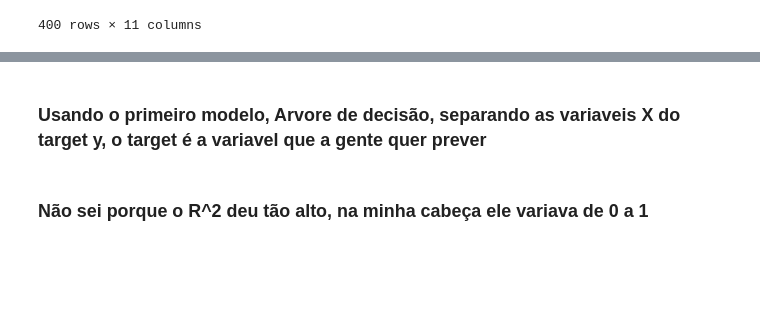
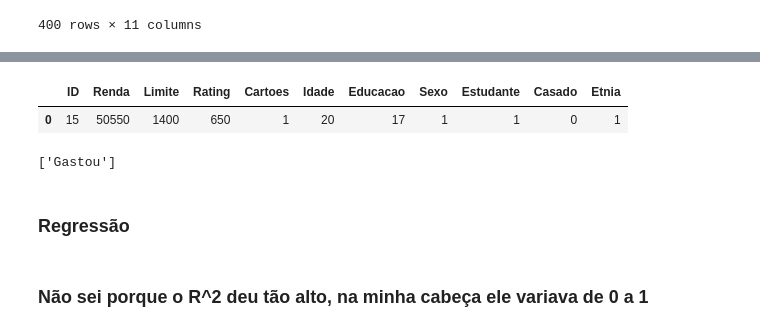
Before and after one commit to FilipeSCampos/MachineLearningET, a Jupyter notebook: Estrutura de dados (1).ipynb, the cells around one changed output, grey strips where cells are left out. Cells and saved outputs as stored; diff of their text form; code cells hidden in the pictures; blank space fills up the shorter version.

```diff
--- a/Estrutura de dados (1).ipynb
+++ b/Estrutura de dados (1).ipynb
@@ -54,0 +81,7 @@ display(dados)
+# %%
+X = dados_classificacao.drop('Gasto Mensal', axis = 1)
+y = dados_classificacao['Gasto Mensal']
+X_train, X_test, y_train, y_test = train_test_split(X,y, test_size=0.25, random_state=0)
+modelo = DecisionTreeClassifier()
+modelo.fit(X_train,y_train)
+y_pred = modelo.predict(X_test)
@@ -55,5 +127,15 @@ display(dados)
+# %%
+teste = {'ID':15,'Renda':50550 ,'Limite':1400,'Rating':650,'Cartoes':1,'Idade':20,'Educacao':17,'Sexo':1,'Estudante':1,'Casado':0,'Etnia':1}
+teste_df = pd.DataFrame(data = teste, index=[0])
+display(teste_df)
+previsao = modelo.predict(teste_df)
+print(previsao)
+# %% [output]
+|  | ID | Renda | Limite | Rating | Cartoes | Idade | Educacao | Sexo | Estudante | Casado | Etnia |
+| 0 | 15 | 50550 | 1400 | 650 | 1 | 20 | 17 | 1 | 1 | 0 | 1 |
+['Gastou']
 # %% [markdown]
-### Usando o primeiro modelo, Arvore de decisão, separando as variaveis X do target y, o target é a variavel que a gente quer prever
+### Regressão
 # %%
 X = dados.drop('Gasto Mensal', axis = 1)
 y = dados['Gasto Mensal']
```
Also changed, not shown: parts of 17 cells of this notebook.
